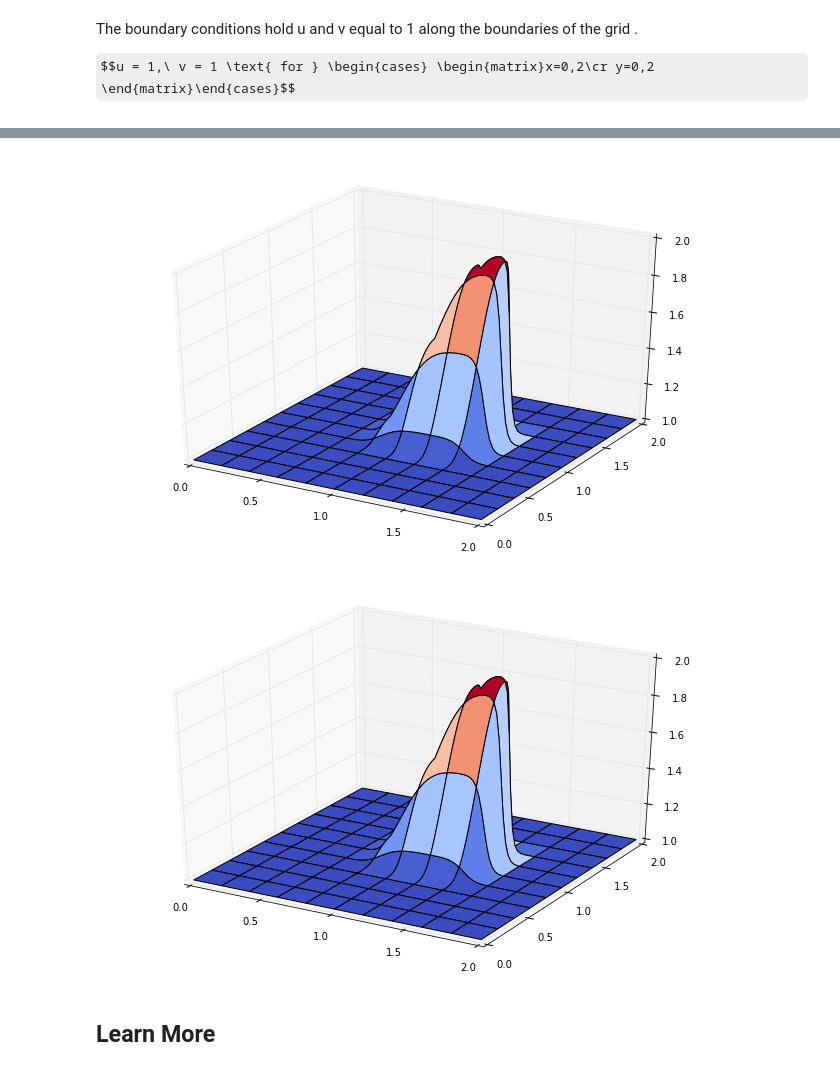
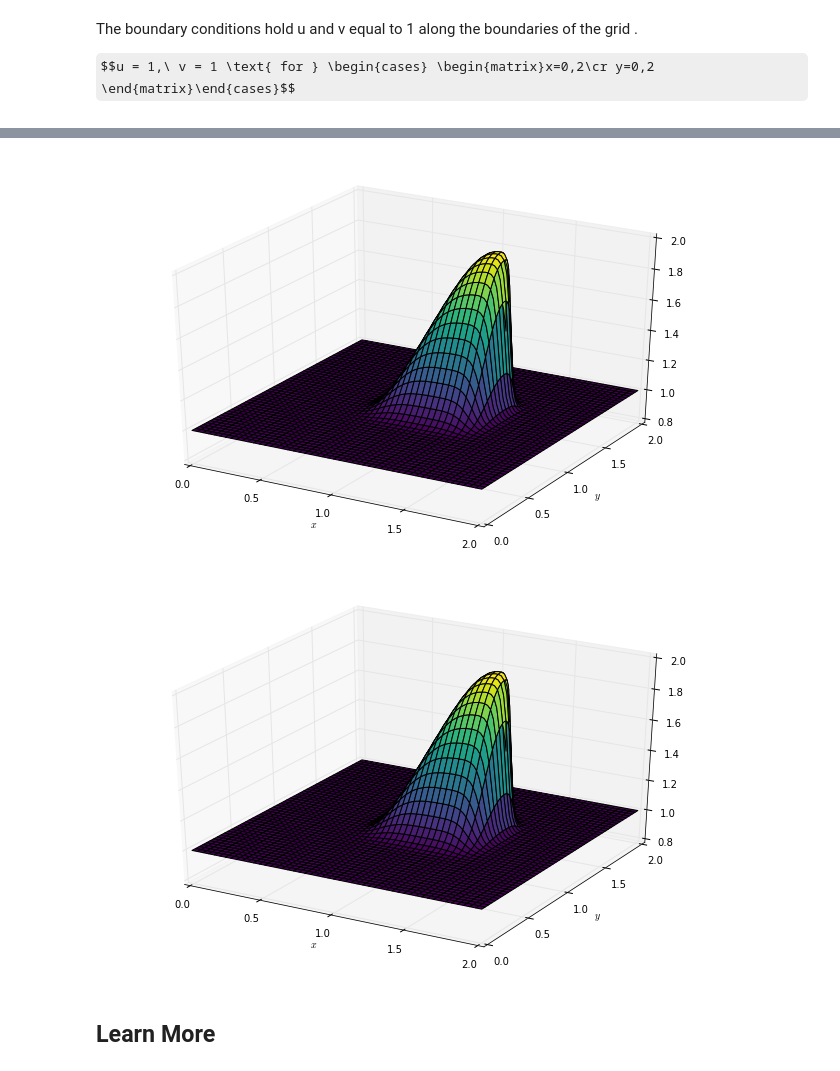
Before and after one commit to barbagroup/CFDPython, a Jupyter notebook: lessons/08_Step_6.ipynb, the cells around one changed output, grey strips where cells are left out. Saved outputs shown, nothing was run; the diff lists cells and outputs as text; code cells hidden in the pictures; some formulas as TeX source.

Commit message:
pep8 updates and update colormaps and style

```diff
--- a/lessons/08_Step_6.ipynb
+++ b/lessons/08_Step_6.ipynb
@@ -50,0 +56,24 @@ $$u = 1,\ v = 1 \text{ for } \begin{cases} \begin{matrix}x=0,2\cr y=0,2 \end{mat
+# %%
+###variable declarations
+nx = 101
+ny = 101
+nt = 80
+c = 1
+dx = 2 / (nx - 1)
+dy = 2 / (ny - 1)
+sigma = .2
+dt = sigma * dx
+
+x = numpy.linspace(0, 2, nx)
+y = numpy.linspace(0, 2, ny)
+
+u = numpy.ones((ny, nx)) ##create a 1xn vector of 1's
+v = numpy.ones((ny, nx))
+un = numpy.ones((ny, nx))
+vn = numpy.ones((ny, nx))
+
+###Assign initial conditions
+##set hat function I.C. : u(.5<=x<=1 && .5<=y<=1 ) is 2
+u[int(.5 / dy):int(1 / dy + 1), int(.5 / dx):int(1 / dx + 1)] = 2
+##set hat function I.C. : v(.5<=x<=1 && .5<=y<=1 ) is 2
+v[int(.5 / dy):int(1 / dy + 1), int(.5 / dx):int(1 / dx + 1)] = 2
@@ -96,20 +110,22 @@ for n in range(nt+1): ##loop across number of time steps
 # %%
-from matplotlib import cm ##cm = "colormap" for changing the 3d plot color palette
-fig = pyplot.figure(figsize=(11,7), dpi=100)
+fig = pyplot.figure(figsize=(11, 7), dpi=100)
 ax = fig.gca(projection='3d')
-X,Y = numpy.meshgrid(x,y)
+X, Y = numpy.meshgrid(x, y)
 
-ax.plot_surface(X,Y,u, cmap=cm.coolwarm);
+ax.plot_surface(X, Y, u, cmap=cm.viridis, rstride=2, cstride=2)
+ax.set_xlabel('$x$')
+ax.set_ylabel('$y$');
 # %% [output]
-[figure, old version]
+[figure, new version]
 # %%
-from matplotlib import cm ##cm = "colormap" for changing the 3d plot color palette
-fig = pyplot.figure(figsize=(11,7), dpi=100)
+fig = pyplot.figure(figsize=(11, 7), dpi=100)
 ax = fig.gca(projection='3d')
-X,Y = numpy.meshgrid(x,y)
-ax.plot_surface(X,Y,v, cmap=cm.coolwarm);
+X, Y = numpy.meshgrid(x, y)
+ax.plot_surface(X, Y, v, cmap=cm.viridis, rstride=2, cstride=2)
+ax.set_xlabel('$x$')
+ax.set_ylabel('$y$');
 # %% [output]
-[figure, old version]
+[figure, new version]
 # %% [markdown]
 ## Learn More
 # %% [markdown]
```
Also changed, not shown: parts of 4 cells of this notebook, 9 other files.
